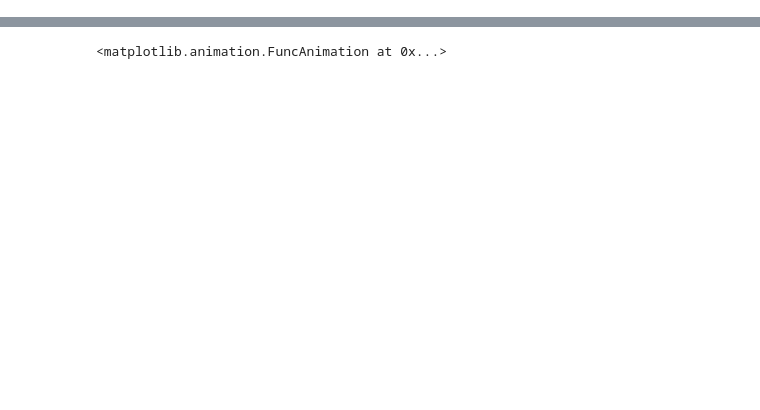
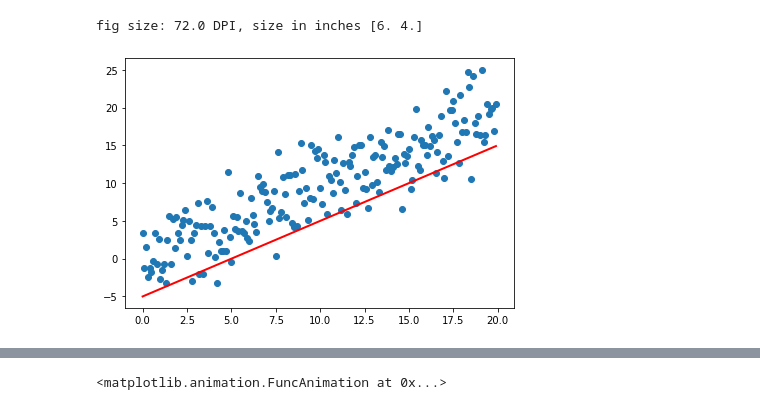
Before and after one commit to dudung/py-jupyter-nb, a Jupyter notebook: src/apply/animation/graph/xy_sine_funcanimation.ipynb, the cells around one changed output, grey strips where cells are left out. Saved outputs shown, nothing was run; the diff lists cells and outputs as text; code cells hidden in the pictures; blank space fills up the shorter version.

```diff
--- a/src/apply/animation/graph/xy_sine_funcanimation.ipynb
+++ b/src/apply/animation/graph/xy_sine_funcanimation.ipynb
@@ -36,0 +57,41 @@ plt.show()
+# %%
+#import seaborn
+import sys
+import numpy as np
+import matplotlib.pyplot as plt
+from matplotlib.animation import FuncAnimation
+
+fig, ax = plt.subplots()
+fig.set_tight_layout(True)
+
+# Query the figure's on-screen size and DPI. Note that when saving the figure to
+# a file, we need to provide a DPI for that separately.
+print('fig size: {0} DPI, size in inches {1}'.format(
+    fig.get_dpi(), fig.get_size_inches()))
+
+# Plot a scatter that persists (isn't redrawn) and the initial line.
+x = np.arange(0, 20, 0.1)
+ax.scatter(x, x + np.random.normal(0, 3.0, len(x)))
+line, = ax.plot(x, x - 5, 'r-', linewidth=2)
+
+def update(i):
+    label = 'timestep {0}'.format(i)
+    print(label)
+    # Update the line and the axes (with a new xlabel). Return a tuple of
+    # "artists" that have to be redrawn for this frame.
+    line.set_ydata(x - 5 + i)
+    ax.set_xlabel(label)
+    return line, ax
+
+if __name__ == '__main__':
+    # FuncAnimation will call the 'update' function for each frame; here
+    # animating over 10 frames, with an interval of 200ms between frames.
+    anim = FuncAnimation(fig, update, frames=np.arange(0, 10), interval=200)
+    if len(sys.argv) > 1 and sys.argv[1] == 'save':
+        anim.save('line.gif', dpi=80, writer='imagemagick')
+    else:
+        # plt.show() will just loop the animation forever.
+        plt.show()
+# %% [output]
+fig size: 72.0 DPI, size in inches [6. 4.]
+[figure, added]
```
Also changed, not shown: parts of 12 cells of this notebook.
